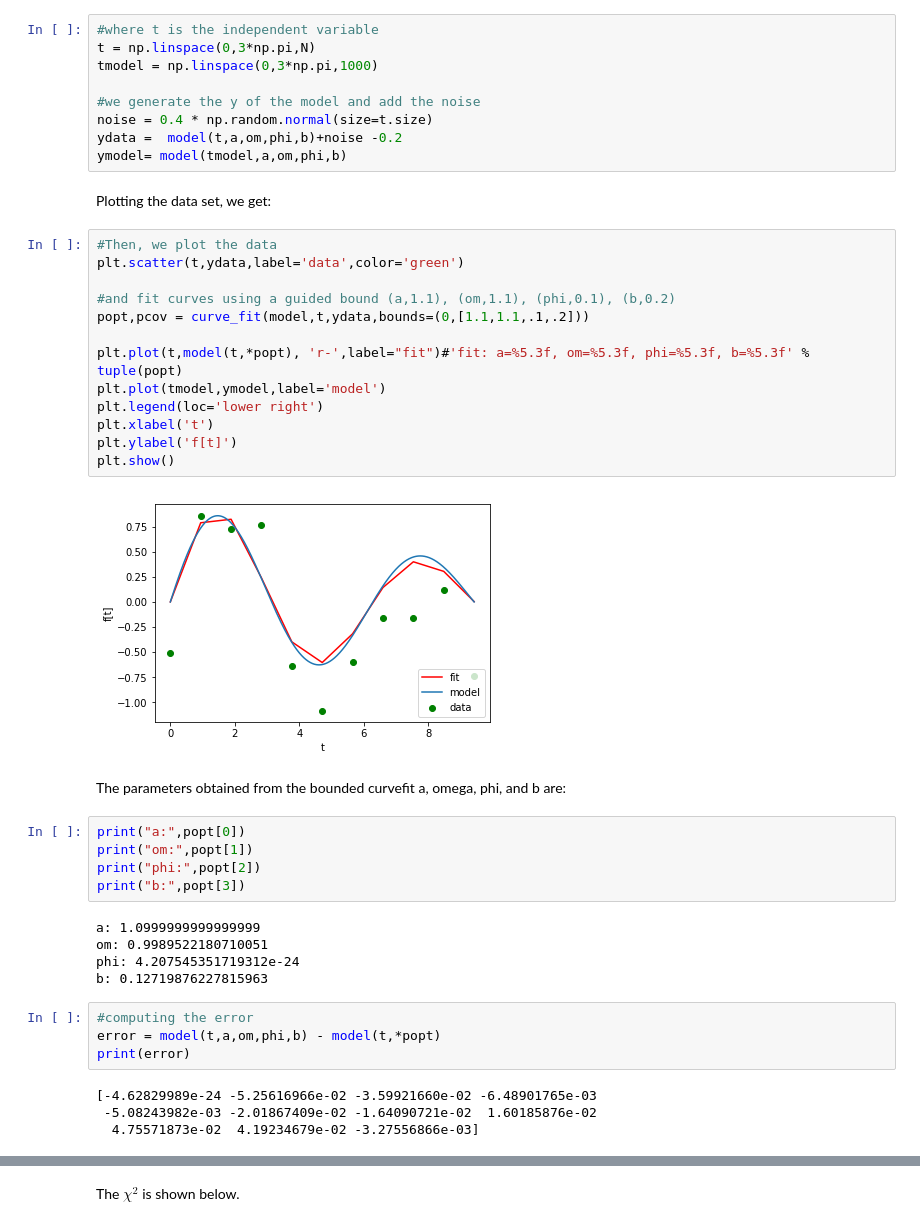
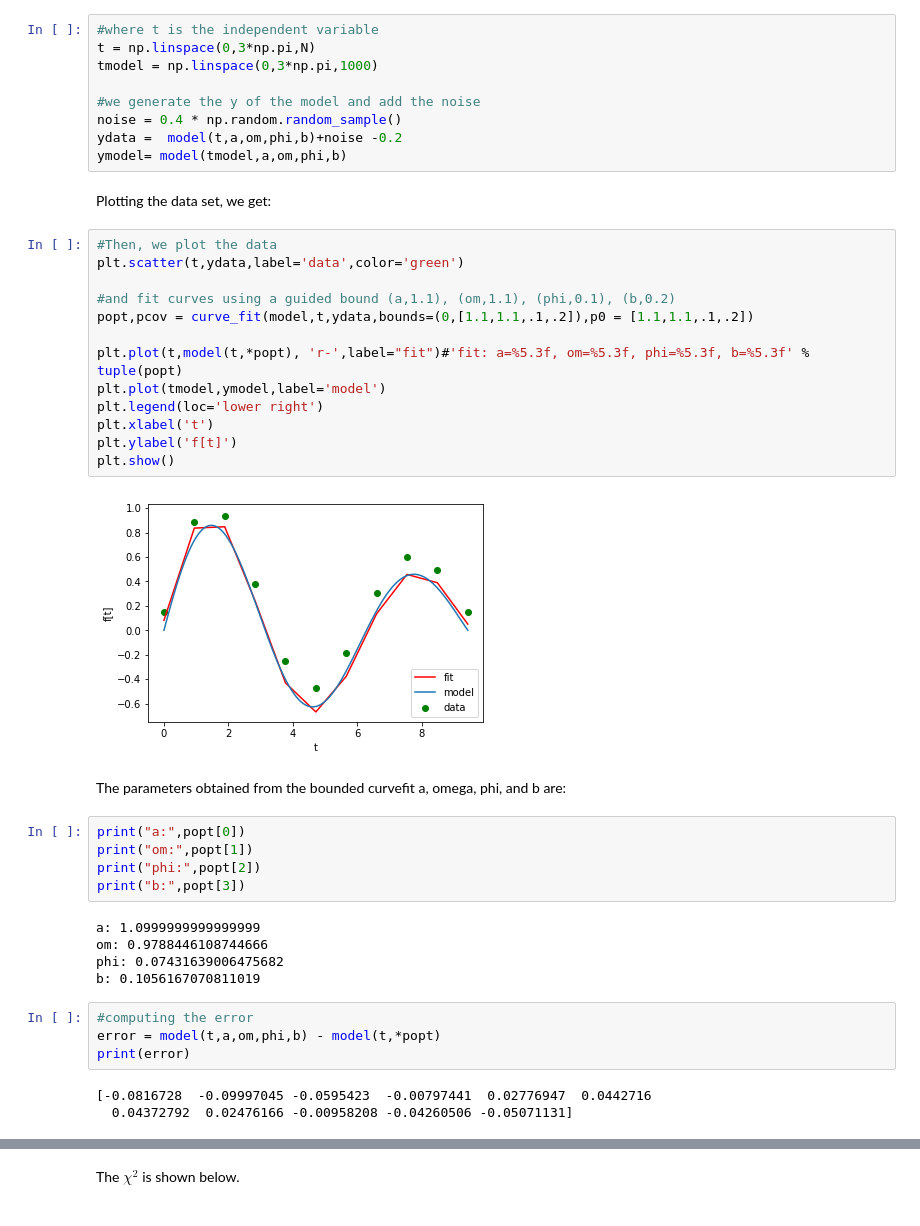
Before and after one commit to ejvr527/AP156, a Jupyter notebook: 1.3/1.3 Nonlinear FIt.ipynb, the cells around one changed output, grey strips where cells are left out. Saved outputs shown, nothing was run; the diff lists cells and outputs as text.

```diff
--- a/1.3/1.3 Nonlinear FIt.ipynb
+++ b/1.3/1.3 Nonlinear FIt.ipynb
@@ -44,7 +44,7 @@ t = np.linspace(0,3*np.pi,N)
 tmodel = np.linspace(0,3*np.pi,1000)
 
 #we generate the y of the model and add the noise
-noise = 0.4 * np.random.normal(size=t.size)
+noise = 0.4 * np.random.random_sample()
 ydata =  model(t,a,om,phi,b)+noise -0.2
 ymodel= model(tmodel,a,om,phi,b)
 # %% [markdown]
@@ -52,18 +52,18 @@ Plotting the data set, we get:
 # %%
 #Then, we plot the data
 plt.scatter(t,ydata,label='data',color='green')
 
 #and fit curves using a guided bound (a,1.1), (om,1.1), (phi,0.1), (b,0.2)
-popt,pcov = curve_fit(model,t,ydata,bounds=(0,[1.1,1.1,.1,.2]))
+popt,pcov = curve_fit(model,t,ydata,bounds=(0,[1.1,1.1,.1,.2]),p0 = [1.1,1.1,.1,.2])
 
 plt.plot(t,model(t,*popt), 'r-',label="fit")#'fit: a=%5.3f, om=%5.3f, phi=%5.3f, b=%5.3f' % tuple(popt)
 plt.plot(tmodel,ymodel,label='model')
 plt.legend(loc='lower right')
 plt.xlabel('t')
 plt.ylabel('f[t]')
 plt.show()
 # %% [output]
-[figure, old version]
+[figure, new version]
 # %% [markdown]
 The parameters obtained from the bounded curvefit a, omega, phi, and b are:
 # %%
@@ -73,17 +73,16 @@ print("phi:",popt[2])
 print("b:",popt[3])
 # %% [output]
 a: 1.0999999999999999
-om: 0.9989522180710051
-phi: 4.207545351719312e-24
-b: 0.12719876227815963
+om: 0.9788446108744666
+phi: 0.07431639006475682
+b: 0.1056167070811019
 # %%
 #computing the error
 error = model(t,a,om,phi,b) - model(t,*popt)
 print(error)
 # %% [output]
-[-4.62829989e-24 -5.25616966e-02 -3.59921660e-02 -6.48901765e-03
- -5.08243982e-03 -2.01867409e-02 -1.64090721e-02  1.60185876e-02
-  4.75571873e-02  4.19234679e-02 -3.27556866e-03]
+[-0.0816728  -0.09997045 -0.0595423  -0.00797441  0.02776947  0.0442716
+  0.04372792  0.02476166 -0.00958208 -0.04260506 -0.05071131]
 # %%
 ydata /= max(ydata)
 print(ydata)
```
Also changed, not shown: parts of 6 cells of this notebook.
